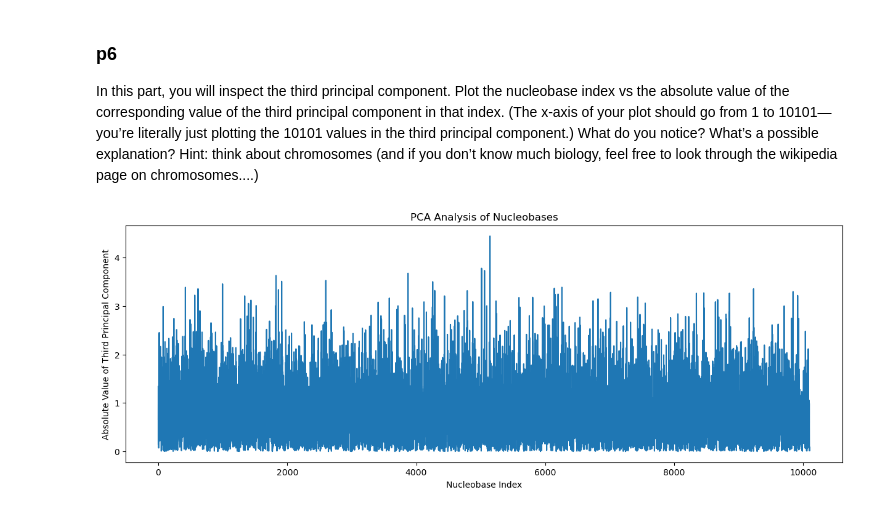
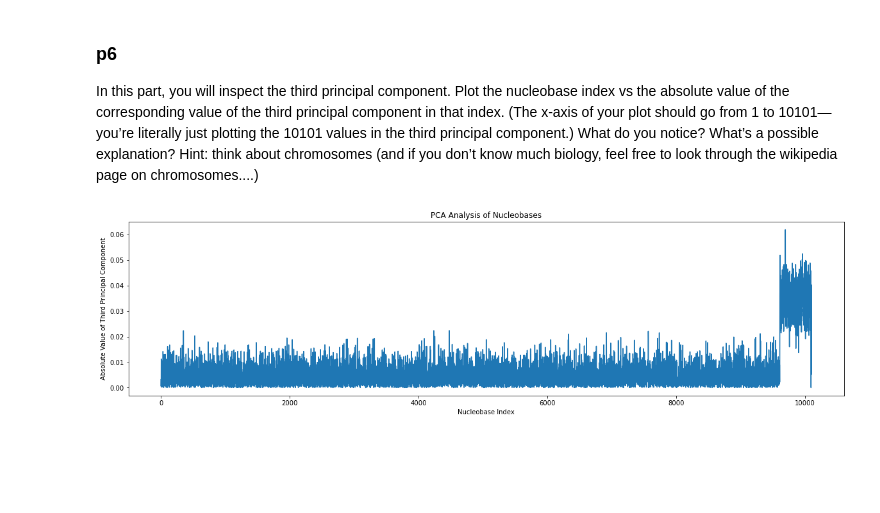
Before and after one commit to giffel99/ssy316-advanced-probabilistic, a Jupyter notebook: take-home/q1.ipynb, the cells around one changed output. Saved outputs shown, nothing was run; the diff lists cells and outputs as text; code cells hidden in the pictures; blank space fills up the shorter version.

```diff
--- a/take-home/q1.ipynb
+++ b/take-home/q1.ipynb
@@ -31,3 +32,6 @@ for row in genomes_matrix:
 # %%
 binary_matrix = np.array(binary_matrix_list)
 binary_matrix.shape
+scaler = StandardScaler()
+
+binary_matrix_normalized = scaler.fit_transform(binary_matrix)
@@ -165,14 +167,16 @@ if you don’t know much biology, feel free to look through the wikipedia
 page on chromosomes....)
 # %%
 pca = PCA(n_components=3)
-X_PCA_6 = pca.fit_transform(binary_matrix.T)
+
+X_PCA_6 = pca.fit_transform(binary_matrix_normalized)
+
+ys = np.abs(pca.components_[2])
 # %%
-ys = [ abs(x) for x in X_PCA_6[:,2]]
-fig, axs = plt.subplots(1,  figsize=(15, 5))
+fig, axs = plt.subplots(1,  figsize=(20, 5))
 axs.plot(ys)
 axs.set_xlabel('Nucleobase Index')
 axs.set_ylabel('Absolute Value of Third Principal Component')
 axs.set_title('PCA Analysis of Nucleobases')
 plt.show()
 # %% [output]
-[figure, old version]
+[figure, new version]
```
Also changed, not shown: parts of 5 cells of this notebook, 1 other file.
